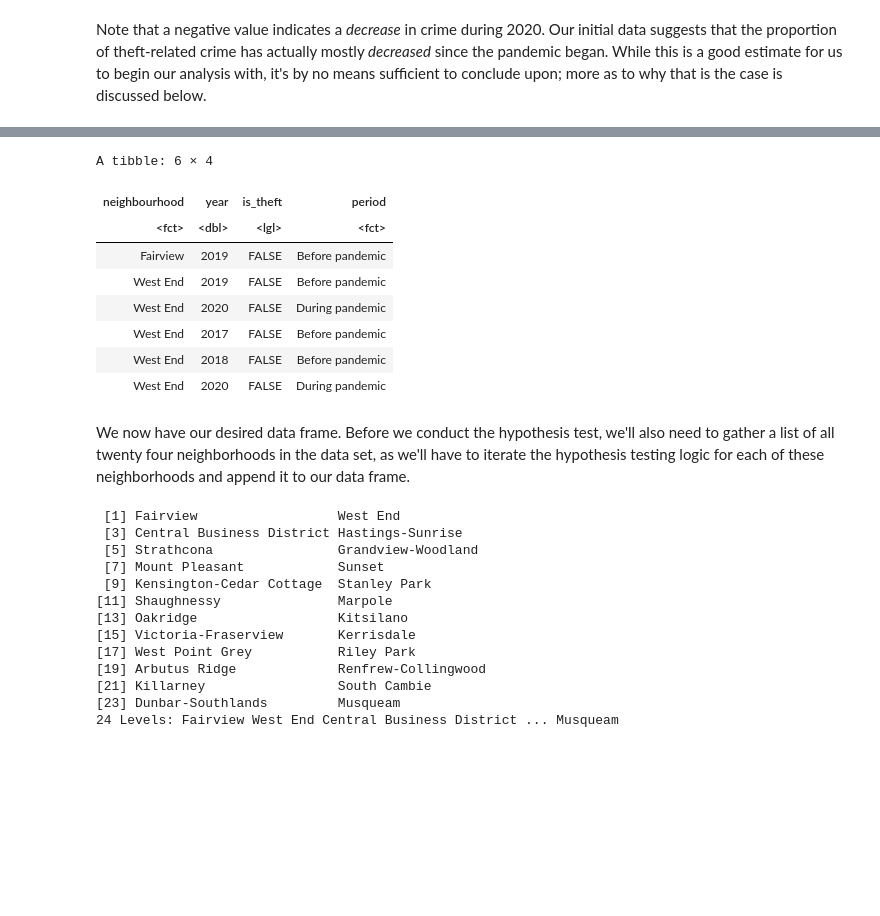
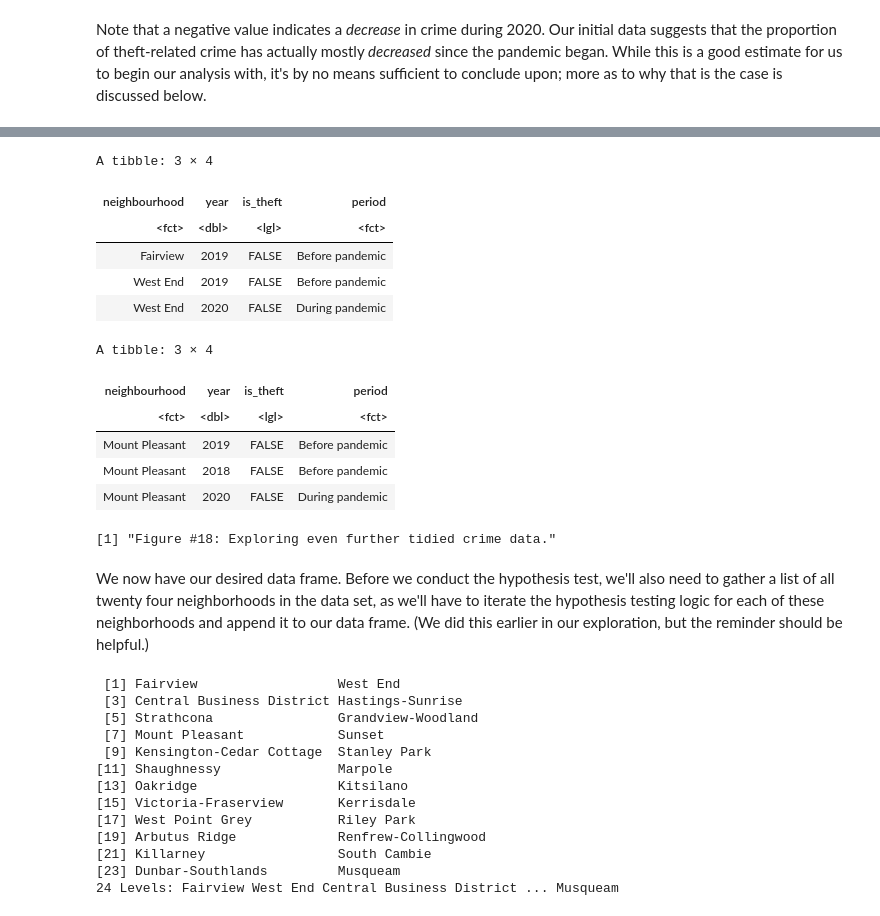
Before and after one commit to adammitha/STAT201-group-project, a Jupyter notebook: code/project-final.ipynb, the cells around one changed output, grey strips where cells are left out. Drawn from its saved outputs; the diff is of its cells as text; code cells hidden in the pictures; blank space fills up the shorter version.

```diff
--- a/code/project-final.ipynb
+++ b/code/project-final.ipynb
@@ -624,24 +657,30 @@ A tibble: 6 × 3
 # %%
 # As discussed, let's now add the `period` column
 
 crime_data_processed <- crime_data_is_theft %>% # reuse dataframe from step (a)
     filter(year >= 2017 & year <= 2020) %>% # filter to our target years
     mutate(period = ifelse(year < 2020, 'Before pandemic', 'During pandemic')) %>% # since we've filtered already, we only need to check year < 2020 to know if it's pre-pandemic (or not)
     mutate(period = as.factor(period)) # convert to factor
 
-head(crime_data_processed) # we've now successfully completed step (b)
+head(crime_data_processed, n = 3) # we've now successfully completed step (b)
+tail(crime_data_processed, n = 3)
+create_caption(18, "Exploring even further tidied crime data.")
 # %% [output]
-A tibble: 6 × 4
+A tibble: 3 × 4
 | neighbourhood | year | is_theft | period |
 | <fct> | <dbl> | <lgl> | <fct> |
 | Fairview | 2019 | FALSE | Before pandemic |
 | West End | 2019 | FALSE | Before pandemic |
 | West End | 2020 | FALSE | During pandemic |
-| West End | 2017 | FALSE | Before pandemic |
-| West End | 2018 | FALSE | Before pandemic |
-| West End | 2020 | FALSE | During pandemic |
+A tibble: 3 × 4
+| neighbourhood | year | is_theft | period |
+| <fct> | <dbl> | <lgl> | <fct> |
+| Mount Pleasant | 2019 | FALSE | Before pandemic |
+| Mount Pleasant | 2018 | FALSE | Before pandemic |
+| Mount Pleasant | 2020 | FALSE | During pandemic |
+[1] "Figure #18: Exploring even further tidied crime data."
 # %% [markdown]
-We now have our desired data frame. Before we conduct the hypothesis test, we'll also need to gather a list of all twenty four neighborhoods in the data set, as we'll have to iterate the hypothesis testing logic for each of these neighborhoods and append it to our data frame.
+We now have our desired data frame. Before we conduct the hypothesis test, we'll also need to gather a list of all twenty four neighborhoods in the data set, as we'll have to iterate the hypothesis testing logic for each of these neighborhoods and append it to our data frame. (We did this earlier in our exploration, but the reminder should be helpful.)
 # %%
 neighbourhoods <- unique(crime_data$neighbourhood) # get all unique neighborhoods
 print(neighbourhoods)
```
Also changed, not shown: parts of 107 cells of this notebook, 1 other file.
